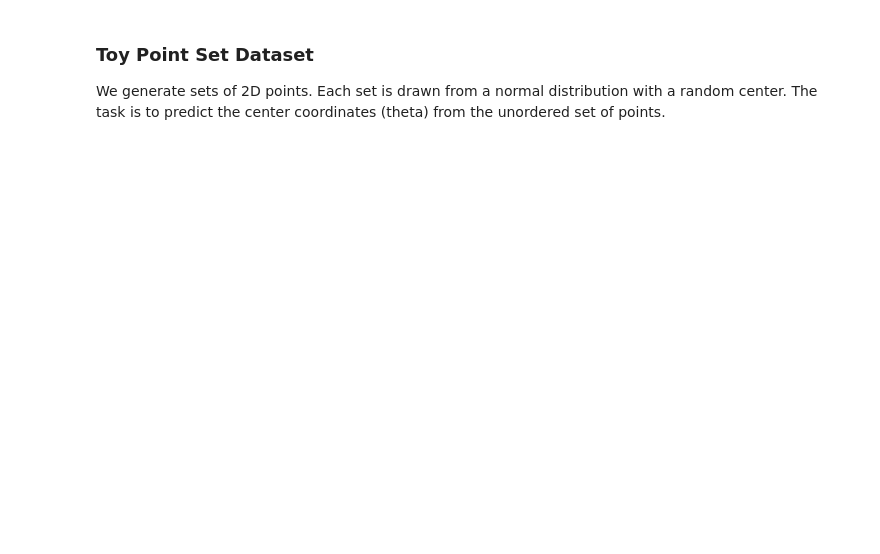
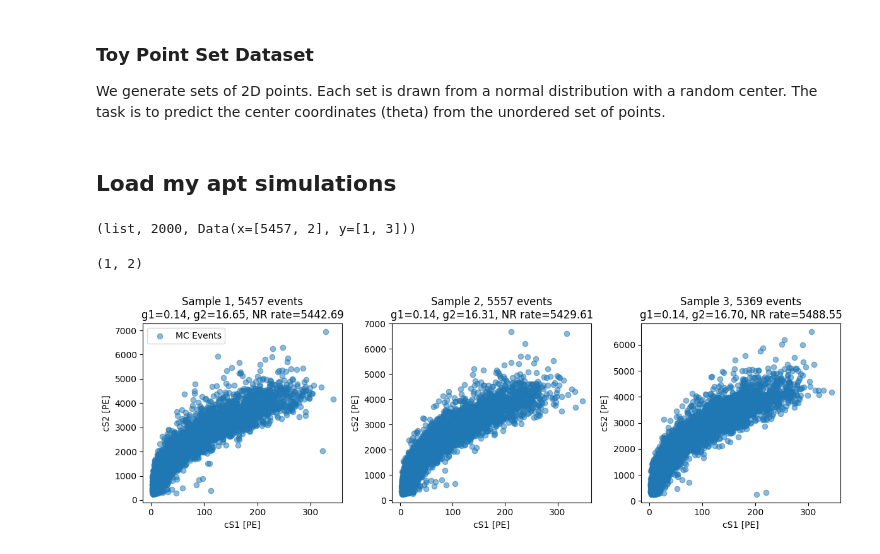
Before and after one commit to plt109/ltu-ili, a Jupyter notebook: notebooks/ambe_fits/poke_embedding.ipynb, the cells around one changed output. Cells and saved outputs as stored; diff of their text form; code cells hidden in the pictures; blank space fills up the shorter version.

```diff
--- a/notebooks/ambe_fits/poke_embedding.ipynb
+++ b/notebooks/ambe_fits/poke_embedding.ipynb
@@ -71,3 +80,5 @@ for i in range(3):
         axes[i].legend()
 plt.tight_layout()
 plt.show()
+# %% [markdown]
+## Load my apt simulations
@@ -74,3 +92,53 @@ plt.show()
+# %%
+NUM_SAMPLES = 2000
+
+dataset = []
+params = []
+cnt = 0
+for _ind in range(len(events_bag)):
+    if cnt >= NUM_SAMPLES:
+        break
+    _events = torch.tensor(events_bag[_ind].T)
+    _params = torch.tensor([_ for _ in param_bag[_ind].values()]).reshape(1, -1)
+
+    dataset.append(PYGData(x=_events, y=_params))
+    params.append(_params)
+    cnt += 1
+
+# Collect all true param values for later evaluation # not sure what for, but okie
+params = np.concatenate(params, axis=0)
+
+DIM_THETA = len(_params)
+_, DIM_DATA = _events.shape
+# %%
+type(dataset), len(dataset), dataset[0]
+# %% [output]
+(list, 2000, Data(x=[5457, 2], y=[1, 3]))
+# %%
+DIM_THETA, DIM_DATA
+# %% [output]
+(1, 2)
+# %%
+# Plot the first 3 samples from the dataset to visualize the events and their parameters
+fig, axes = plt.subplots(1, 3, figsize=(12, 4))
+for i in range(3):
+    data_sample = dataset[i]
+    x_pts = data_sample.x.numpy()
+    theta_val = data_sample.y.numpy().flatten()
+
+    axes[i].scatter(x_pts[:, 0], x_pts[:, 1], alpha=0.5, label='MC Events')
+    axes[i].set_xlabel('cS1 [PE]')
+    axes[i].set_ylabel('cS2 [PE]')
+
+    #axes[i].set_xlim(-5, 5)
+    #axes[i].set_ylim(-5, 5)
+    axes[i].set_title(f'Sample {i+1}, {(len(x_pts))} events\ng1={theta_val[0]:.2f}, g2={theta_val[1]:.2f}, NR rate={theta_val[2]:.2f}')
+    if i == 0:
+        axes[i].legend()
+plt.tight_layout()
+plt.show()
+# %% [output]
+[figure, added]
 # %%
 # Define custom dataset and dataloaders
 
```
Also changed, not shown: parts of 16 cells of this notebook, 1 other file.
